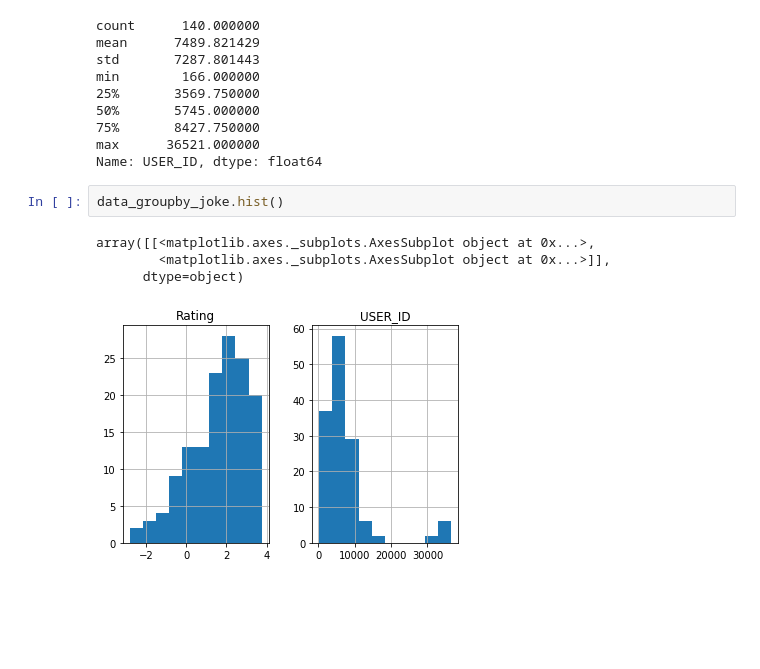
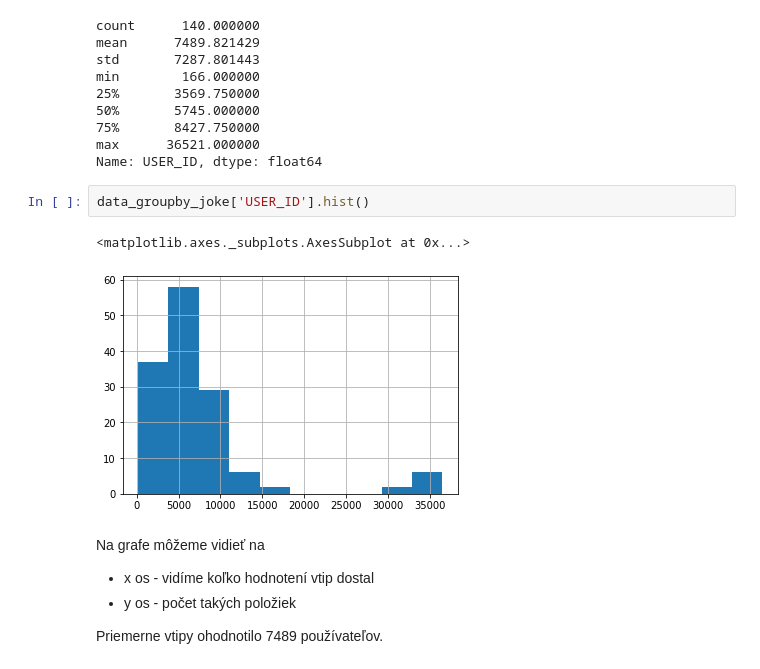
Before and after one commit to mdrgona/nsiete_project, a Jupyter notebook: Data_analysis.ipynb, the cells around one changed output. Saved outputs shown, nothing was run; the diff lists cells and outputs as text; blank space fills up the shorter version.

Commit message:
Updated data analysis.

```diff
--- a/Data_analysis.ipynb
+++ b/Data_analysis.ipynb
@@ -60,9 +182,13 @@ min        166.000000
 max      36521.000000
 Name: USER_ID, dtype: float64
 # %%
-data_groupby_joke.hist()
+data_groupby_joke['USER_ID'].hist()
 # %% [output]
-array([[<matplotlib.axes._subplots.AxesSubplot object at 0x...>,
-        <matplotlib.axes._subplots.AxesSubplot object at 0x...>]],
-      dtype=object)
+<matplotlib.axes._subplots.AxesSubplot at 0x...>
-[figure, old version]
+[figure, new version]
+# %% [markdown]
+Na grafe môžeme vidieť na
+ - x os - vidíme koľko hodnotení vtip dostal
+ - y os - počet takých položiek
+
+Priemerne vtipy ohodnotilo 7489 používateľov.
```
Also changed, not shown: parts of 28 cells of this notebook, 1 other file.
